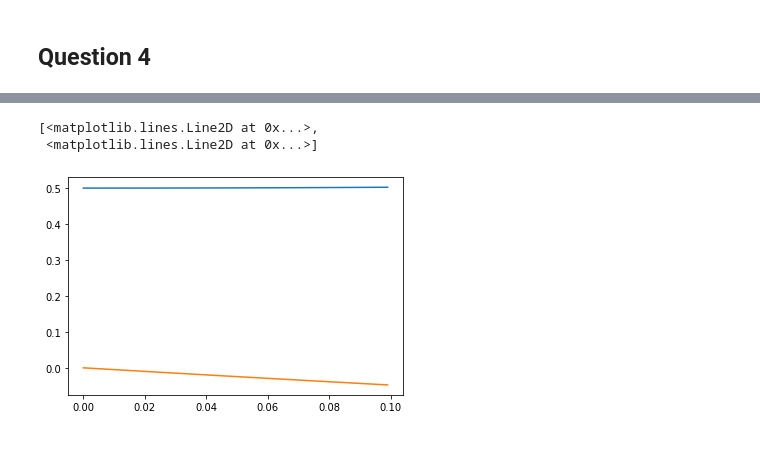
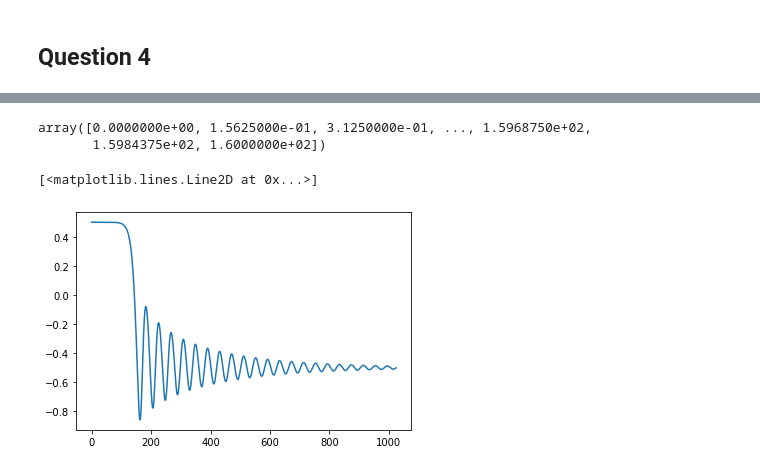
Before and after one commit to SByeUva/complex-economic-dynamics, a Jupyter notebook: hw_01.ipynb, the cells around one changed output, grey strips where cells are left out. Cells and saved outputs as stored; diff of their text form; code cells hidden in the pictures.

```diff
--- a/hw_01.ipynb
+++ b/hw_01.ipynb
@@ -539,6 +423,0 @@ solplus_35, tt = rk4(ff, 0, xbar+h*v1, 20, N, args)
-# %%
-plt.plot(tt[:100],solplus_35[:100])
-# %% [output]
-[<matplotlib.lines.Line2D at 0x...>,
- <matplotlib.lines.Line2D at 0x...>]
-[figure, removed]
@@ -544,0 +483,10 @@ plt.plot(tt[:100],solplus_35[:100])
+# %%
+time[:,0]
+# %% [output]
+array([0.0000000e+00, 1.5625000e-01, 3.1250000e-01, ..., 1.5968750e+02,
+       1.5984375e+02, 1.6000000e+02])
+# %%
+plt.plot(curr)
+# %% [output]
+[<matplotlib.lines.Line2D at 0x...>]
+[figure, added]
```
Also changed, not shown: parts of 40 cells of this notebook, 11 other files.
